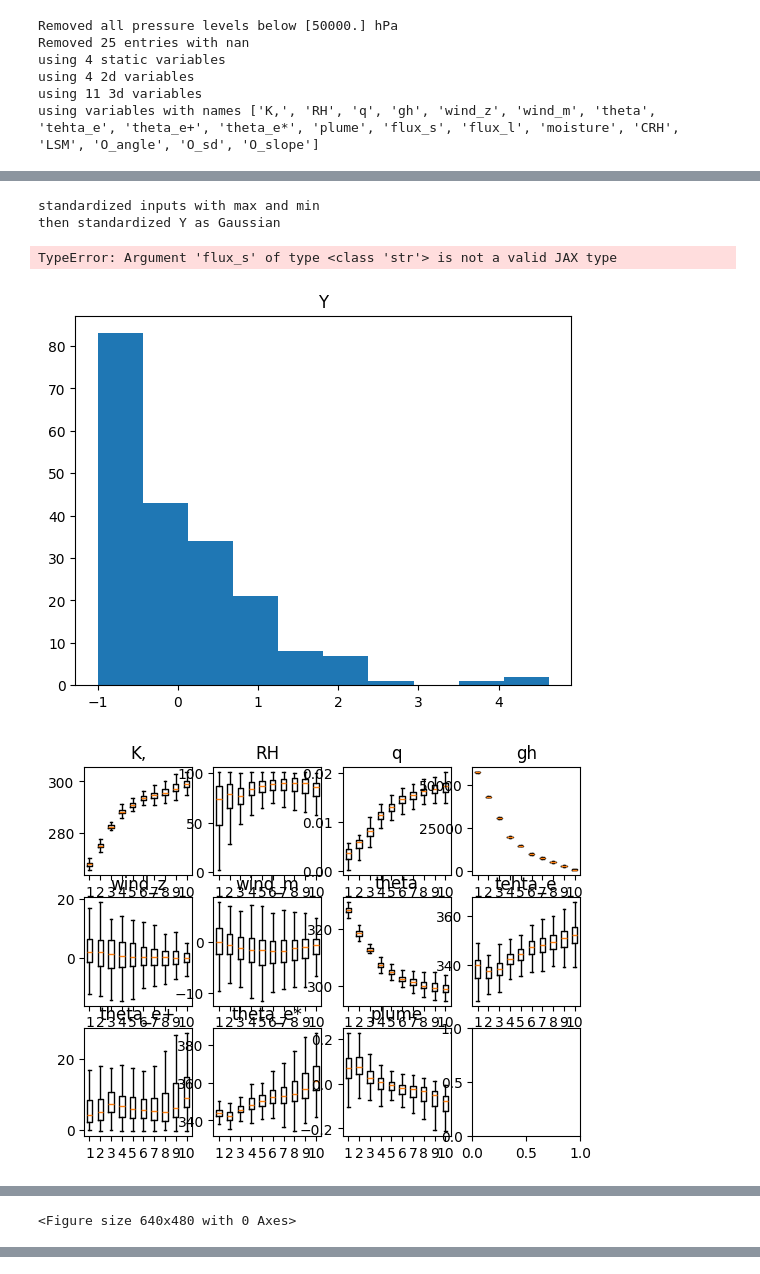
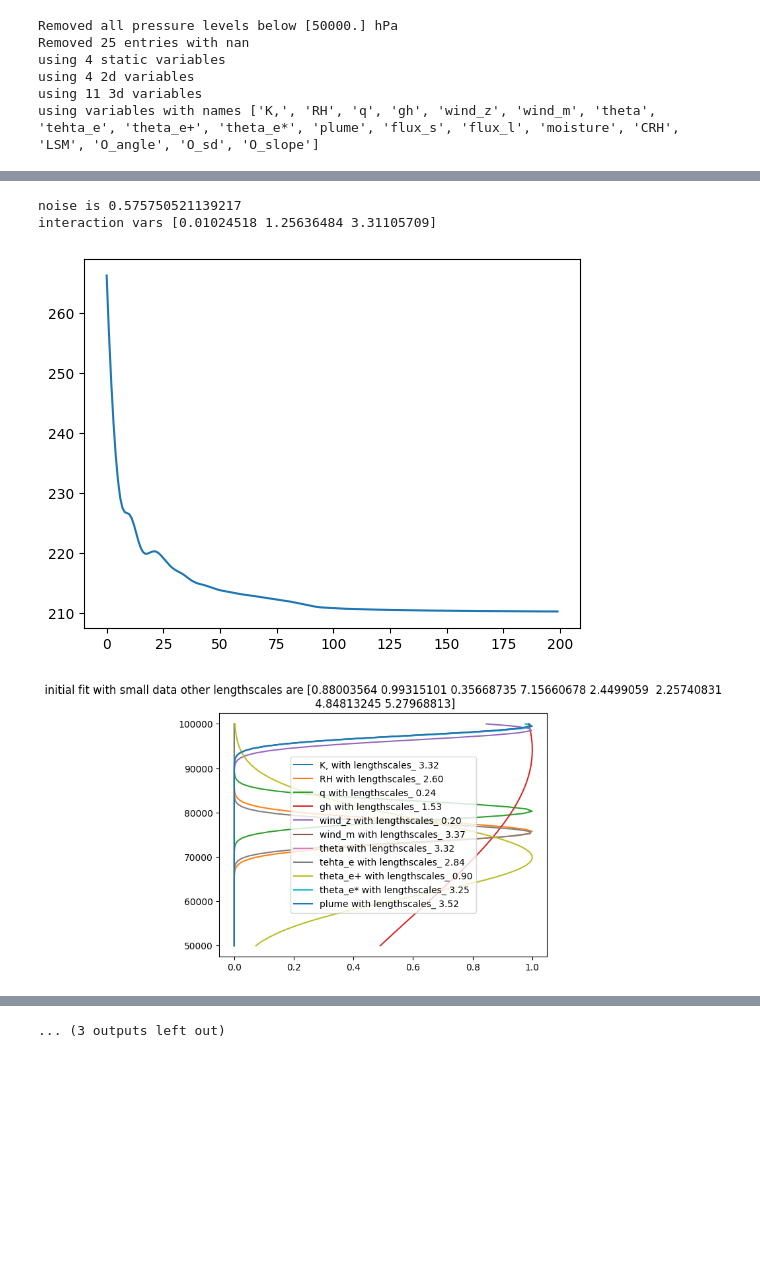
Before and after one commit to JaxGaussianProcesses/GPJax, a Jupyter notebook: Play_2.ipynb, the cells around one changed output, grey strips where cells are left out. Cells and saved outputs as stored; diff of their text form; code cells hidden in the pictures; blank space fills up the shorter version.

```diff
--- a/Play_2.ipynb
+++ b/Play_2.ipynb
@@ -447,16 +495,16 @@ def build_log_prior(tau=None) -> callable:
         lengthscales = jnp.vstack([k.lengthscale for k in model.base_kernels])
         variances = model.interaction_variances
 
-        variance_prior = tfd.Gamma(1.0,0.2)
-        log_prob += jnp.sum(variance_prior.log_prob(variances))
+        # variance_prior = tfd.Gamma(1.0,0.2)
+        # log_prob += jnp.sum(variance_prior.log_prob(variances))
 
         # d = lengthscales.size
         # #l_prior = tfd.LogNormal(jnp.sqrt(2.0) + jnp.log(d)/2.0,jnp.sqrt(1.0))
         # #l_prior = tfd.Gamma(3.0*d,6.0)
         #l_prior = tfd.Gamma(3.0,6.0)
         #log_prob += jnp.sum(l_prior.log_prob(lengthscales))
-        l_prior = tfd.HalfCauchy(0.0,tau)
-        log_prob += jnp.sum(l_prior.log_prob((1.0 / lengthscales**2)))
+        # l_prior = tfd.HalfCauchy(0.0,tau)
+        # log_prob += jnp.sum(l_prior.log_prob((1.0 / lengthscales**2)))
 
         noise_prior = tfd.LogNormal(0.0,10)
         log_prob += noise_prior.log_prob(model.likelihood.obs_stddev)
@@ -479,7 +527,7 @@ def init_smoother():
 
 
 def init_kernels(data):
-    lengthscale_bij = tfb.SoftClip(low=jnp.array(1e-1, dtype=jnp.float64))#, high=jnp.array(1e3, dtype=jnp.float64))
+    lengthscale_bij = tfb.SoftClip(low=jnp.array(1e-3, dtype=jnp.float64))#, high=jnp.array(1e3, dtype=jnp.float64))
     return  [gpx.kernels.RBF(lengthscale=jnp.array([1.0]), active_dims=[i]).replace_trainable(variance=False).replace_bijector(lengthscale = lengthscale_bij) for i in range(data.dim)]
 
 def init_likelihood(data):
@@ -488,42 +557,38 @@ def init_likelihood(data):
 # %%
-# prep fancy kernel for model
-# first fit with small data to get init for SVGP
-num_data_for_init=200
-D_small = VerticalDataset(
-    X2d_raw = X2d[:num_data_for_init,:],
-    X3d_raw = X3d[:num_data_for_init,:,:],
-    Xstatic_raw = Xstatic[:num_data_for_init,:],
-    y_raw=Y[:num_data_for_init,:],
-    names_3d=names_3d,
-    names_2d=names_2d,
-    names_static=names_static,
-)
-
-
 # fit with small data
 posterior = ConjugatePrecipGP(
     base_kernels=init_kernels(D_small),
     likelihood=init_likelihood(D_small),
     smoother=init_smoother(),
     zeroth_order=True,
     max_interaction_depth=2,
     interaction_variances=jnp.array([1.0, 1.0,1.0], dtype=jnp.float64),
     )
 plt.figure()
-opt_posterior, history = gpx.fit_scipy(
+# opt_posterior, history = gpx.fit_scipy(
+#         model=posterior,
+#         objective=jax.jit(posterior.loss_fn(negative=True, log_prior=None)),
+#         train_data=D_small,
+#         safe=False,
+#     )
+opt_posterior, history = gpx.fit(
         model=posterior,
         objective=jax.jit(posterior.loss_fn(negative=True, log_prior=None)),
         train_data=D_small,
+        optim=ox.adam(1e-1),
+        num_iters=200,
         safe=False,
+        key=key,
     )
+
+
 plt.plot(history)
-plot_params(opt_posterior, title="initial fit with small data")
+plot_params(opt_posterior,D_small, title="initial fit with small data")
 print(f"noise is {opt_posterior.likelihood.obs_stddev}")
 print(f"interaction vars {opt_posterior.interaction_variances}")
 plot_interactions(opt_posterior, D_small, k=10)
 # %% [output]
-standardized inputs with max and min
-then standardized Y as Gaussian
+noise is 0.575750521139217
+interaction vars [0.01024518 1.25636484 3.31105709]
-TypeError: Argument 'flux_s' of type <class 'str'> is not a valid JAX type
-[figure, old version]
+[figure, new version]
-[figure, old version]
+[figure, new version]
@@ -533 +597,0 @@ TypeError: Argument 'flux_s' of type <class 'str'> is not a valid JAX type
-<Figure size 640x480 with 0 Axes>
@@ -533,0 +604 @@ TypeError: Argument 'flux_s' of type <class 'str'> is not a valid JAX type
+... (3 outputs left out)
```
Also changed, not shown: parts of 5 cells of this notebook, 2 other files.
